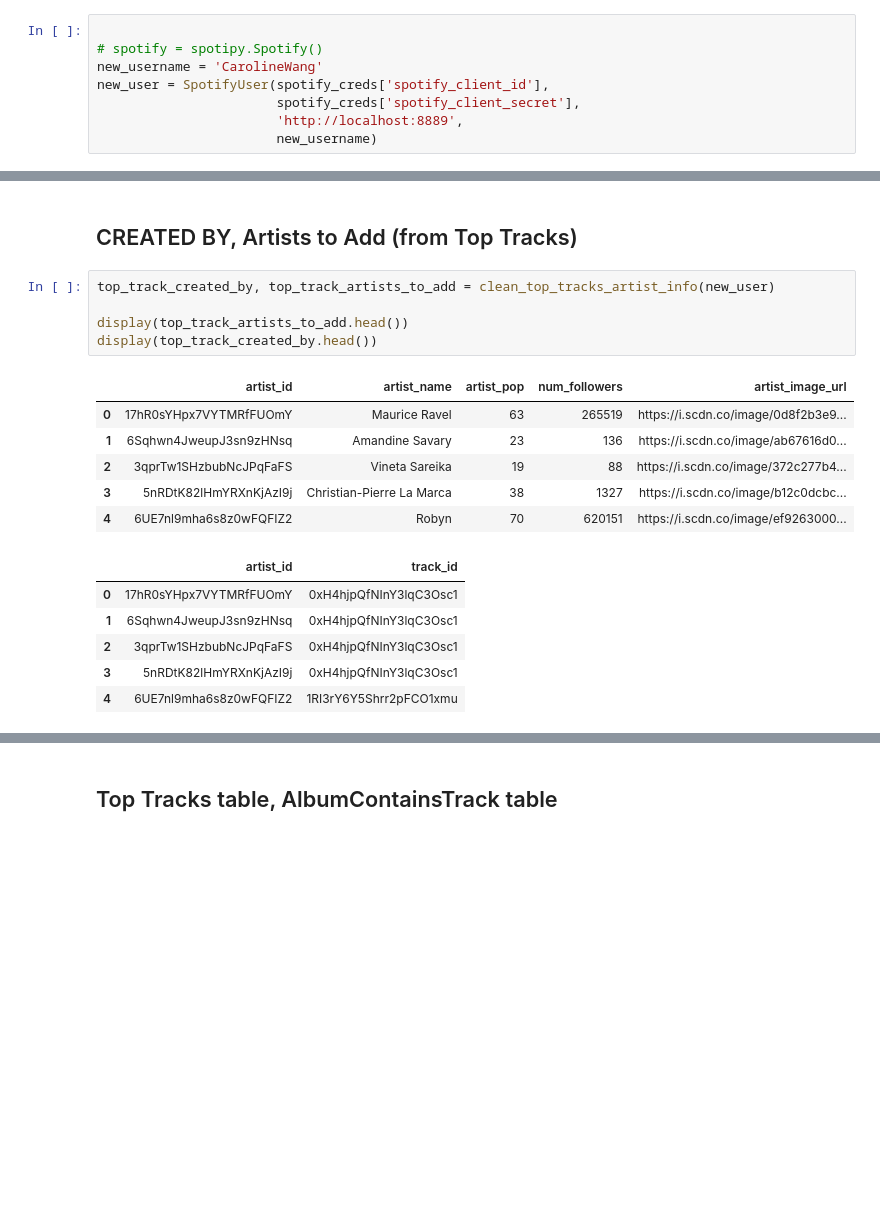
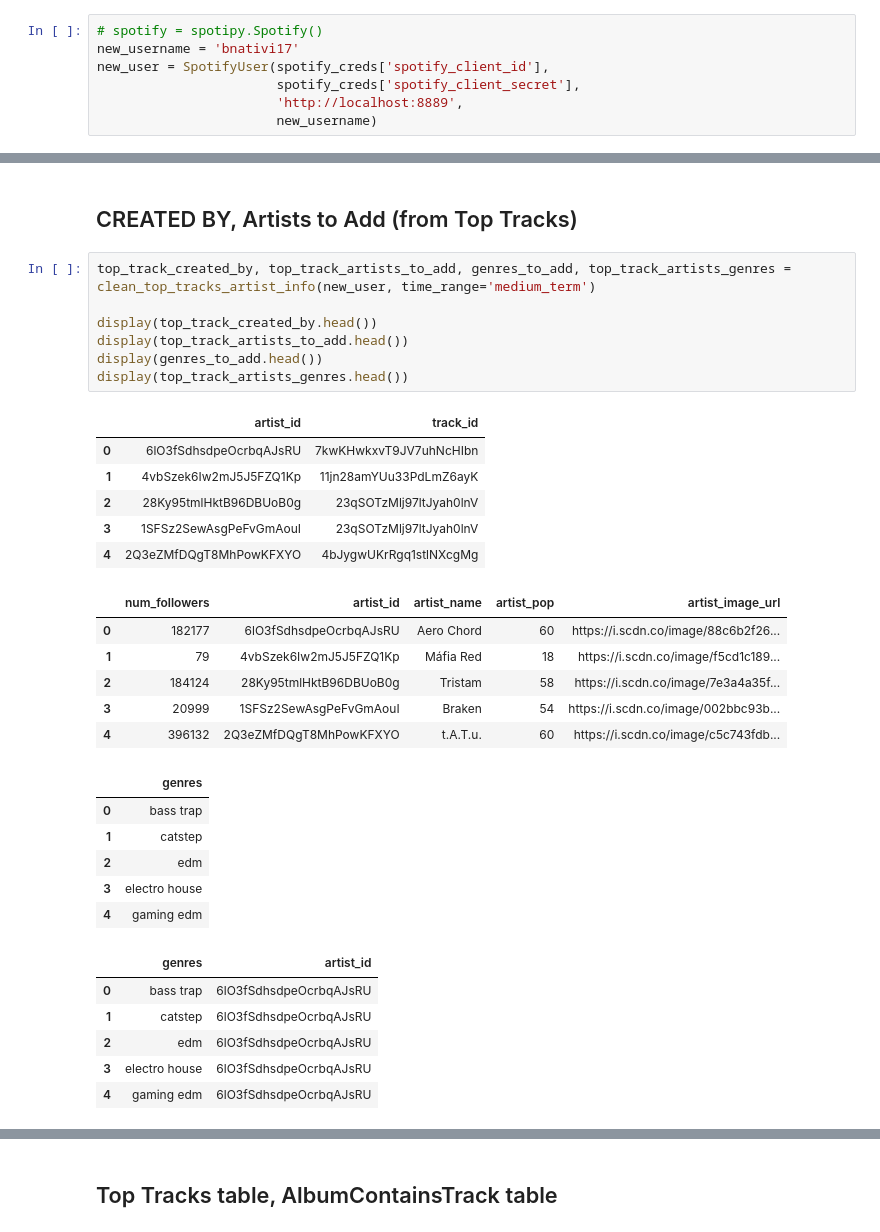
Before and after one commit to CS-316-Group/Project, a Jupyter notebook: notebooks/Spotify Data Cleaning Example.ipynb, the cells around one changed output, grey strips where cells are left out. Cells and saved outputs as stored; diff of their text form; blank space fills up the shorter version.

```diff
--- a/notebooks/Spotify Data Cleaning Example.ipynb
+++ b/notebooks/Spotify Data Cleaning Example.ipynb
@@ -18,9 +18,8 @@ Current working directory is now:  C:\Users\Caroline Wang\OneDrive\Duke\Senior Y
 # %% [markdown]
 ## Example of pulling Spotify API data using Spotipy
 # %%
-
 # spotify = spotipy.Spotify()
-new_username = 'CarolineWang'
+new_username = 'bnativi17'
 new_user = SpotifyUser(spotify_creds['spotify_client_id'],
                        spotify_creds['spotify_client_secret'],
                        'http://localhost:8889',
@@ -38,20 +51,34 @@ clean_listener_info(new_user)
 # %% [markdown]
 ## CREATED BY,  Artists to Add (from Top Tracks)
 # %%
-top_track_created_by, top_track_artists_to_add = clean_top_tracks_artist_info(new_user)
+top_track_created_by, top_track_artists_to_add, genres_to_add, top_track_artists_genres = clean_top_tracks_artist_info(new_user, time_range='medium_term')
 
+display(top_track_created_by.head())
 display(top_track_artists_to_add.head())
-display(top_track_created_by.head())
+display(genres_to_add.head())
+display(top_track_artists_genres.head())
 # %% [output]
-|  | artist_id | artist_name | artist_pop | num_followers | artist_image_url |
-| 0 | 17hR0sYHpx7VYTMRfFUOmY | Maurice Ravel | 63 | 265519 | https://i.scdn.co/image/0d8f2b3e9... |
-| 1 | 6Sqhwn4JweupJ3sn9zHNsq | Amandine Savary | 23 | 136 | https://i.scdn.co/image/ab67616d0... |
-| 2 | 3qprTw1SHzbubNcJPqFaFS | Vineta Sareika | 19 | 88 | https://i.scdn.co/image/372c277b4... |
-| 3 | 5nRDtK82lHmYRXnKjAzI9j | Christian-Pierre La Marca | 38 | 1327 | https://i.scdn.co/image/b12c0dcbc... |
-| 4 | 6UE7nl9mha6s8z0wFQFIZ2 | Robyn | 70 | 620151 | https://i.scdn.co/image/ef9263000... |
+|  | artist_id | track_id |
+| 0 | 6lO3fSdhsdpeOcrbqAJsRU | 7kwKHwkxvT9JV7uhNcHIbn |
+| 1 | 4vbSzek6Iw2mJ5J5FZQ1Kp | 11jn28amYUu33PdLmZ6ayK |
+| 2 | 28Ky95tmlHktB96DBUoB0g | 23qSOTzMlj97ltJyah0lnV |
+| 3 | 1SFSz2SewAsgPeFvGmAouI | 23qSOTzMlj97ltJyah0lnV |
+| 4 | 2Q3eZMfDQgT8MhPowKFXYO | 4bJygwUKrRgq1stlNXcgMg |
-|  | artist_id | track_id |
-| 0 | 17hR0sYHpx7VYTMRfFUOmY | 0xH4hjpQfNInY3lqC3Osc1 |
-| 1 | 6Sqhwn4JweupJ3sn9zHNsq | 0xH4hjpQfNInY3lqC3Osc1 |
-| 2 | 3qprTw1SHzbubNcJPqFaFS | 0xH4hjpQfNInY3lqC3Osc1 |
-| 3 | 5nRDtK82lHmYRXnKjAzI9j | 0xH4hjpQfNInY3lqC3Osc1 |
-| 4 | 6UE7nl9mha6s8z0wFQFIZ2 | 1RI3rY6Y5Shrr2pFCO1xmu |
+|  | num_followers | artist_id | artist_name | artist_pop | artist_image_url |
+| 0 | 182177 | 6lO3fSdhsdpeOcrbqAJsRU | Aero Chord | 60 | https://i.scdn.co/image/88c6b2f26... |
+| 1 | 79 | 4vbSzek6Iw2mJ5J5FZQ1Kp | Máfia Red | 18 | https://i.scdn.co/image/f5cd1c189... |
+| 2 | 184124 | 28Ky95tmlHktB96DBUoB0g | Tristam | 58 | https://i.scdn.co/image/7e3a4a35f... |
+| 3 | 20999 | 1SFSz2SewAsgPeFvGmAouI | Braken | 54 | https://i.scdn.co/image/002bbc93b... |
+| 4 | 396132 | 2Q3eZMfDQgT8MhPowKFXYO | t.A.T.u. | 60 | https://i.scdn.co/image/c5c743fdb... |
+|  | genres |
+| 0 | bass trap |
+| 1 | catstep |
+| 2 | edm |
+| 3 | electro house |
+| 4 | gaming edm |
+|  | genres | artist_id |
+| 0 | bass trap | 6lO3fSdhsdpeOcrbqAJsRU |
+| 1 | catstep | 6lO3fSdhsdpeOcrbqAJsRU |
+| 2 | edm | 6lO3fSdhsdpeOcrbqAJsRU |
+| 3 | electro house | 6lO3fSdhsdpeOcrbqAJsRU |
+| 4 | gaming edm | 6lO3fSdhsdpeOcrbqAJsRU |
```
Also changed, not shown: parts of 10 cells of this notebook, 5 other files.
